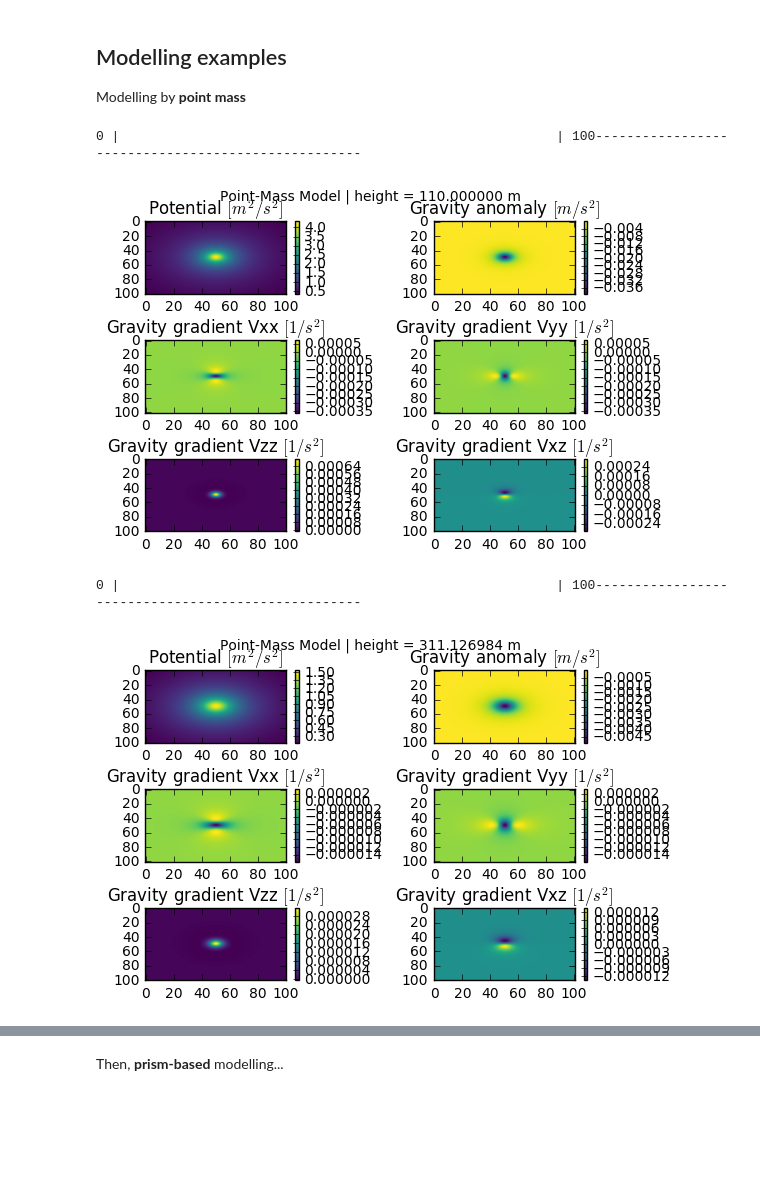
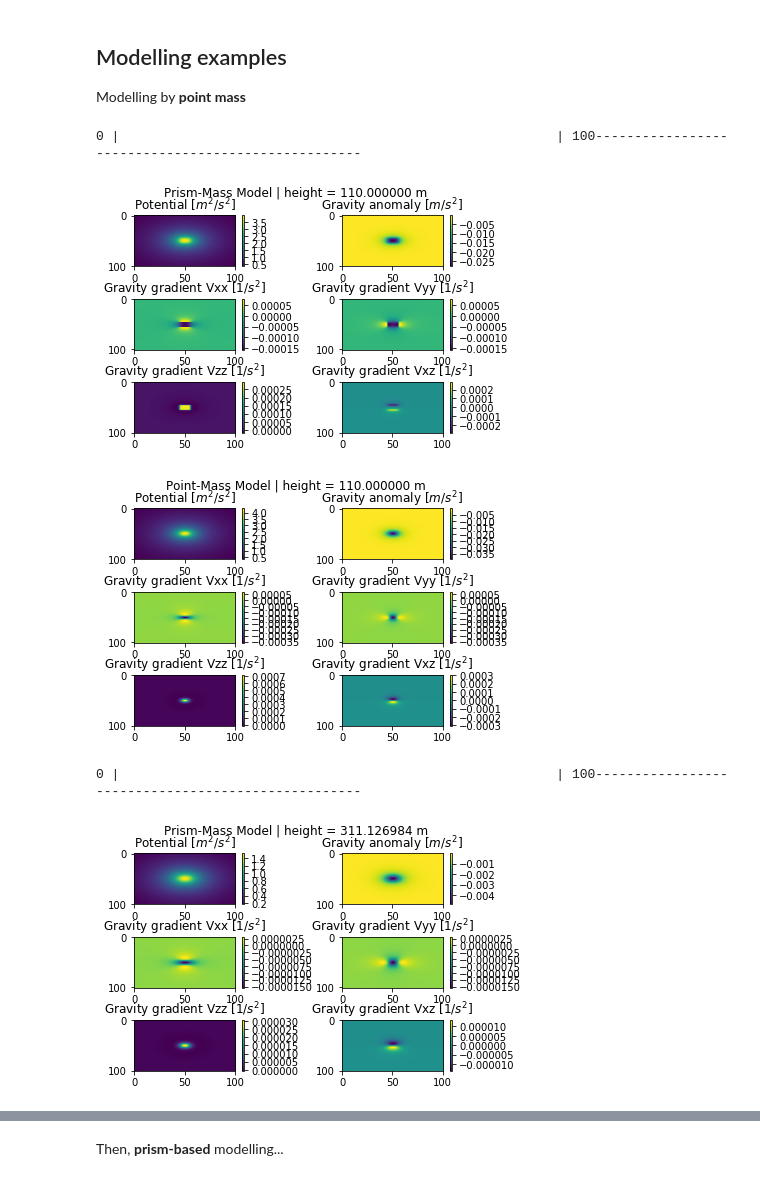
Before and after one commit to s-schneider/geopysics, a Jupyter notebook: gravity.ipynb, the cells around one changed output, grey strips where cells are left out. Drawn from its saved outputs; the diff is of its cells as text; code cells hidden in the pictures; blank space fills up the shorter version.

```diff
--- a/gravity.ipynb
+++ b/gravity.ipynb
@@ -19,9 +19,10 @@ from Gravity.modelling import model_gravity, hollow_sphere
 Modelling by **point mass**
 # %%
 for i in [1, 2]:
-    model_gravity('point',scal=i)
+    model_gravity('all',scal=i)
 # %% [output]
 0 |                                                        | 100---------------------------------------------------
-[figure, old version]
+[figure, new version]
+[figure, new version]
 0 |                                                        | 100---------------------------------------------------
-[figure, old version]
+[figure, added]
```
Also changed, not shown: parts of 3 cells of this notebook, 4 other files.
